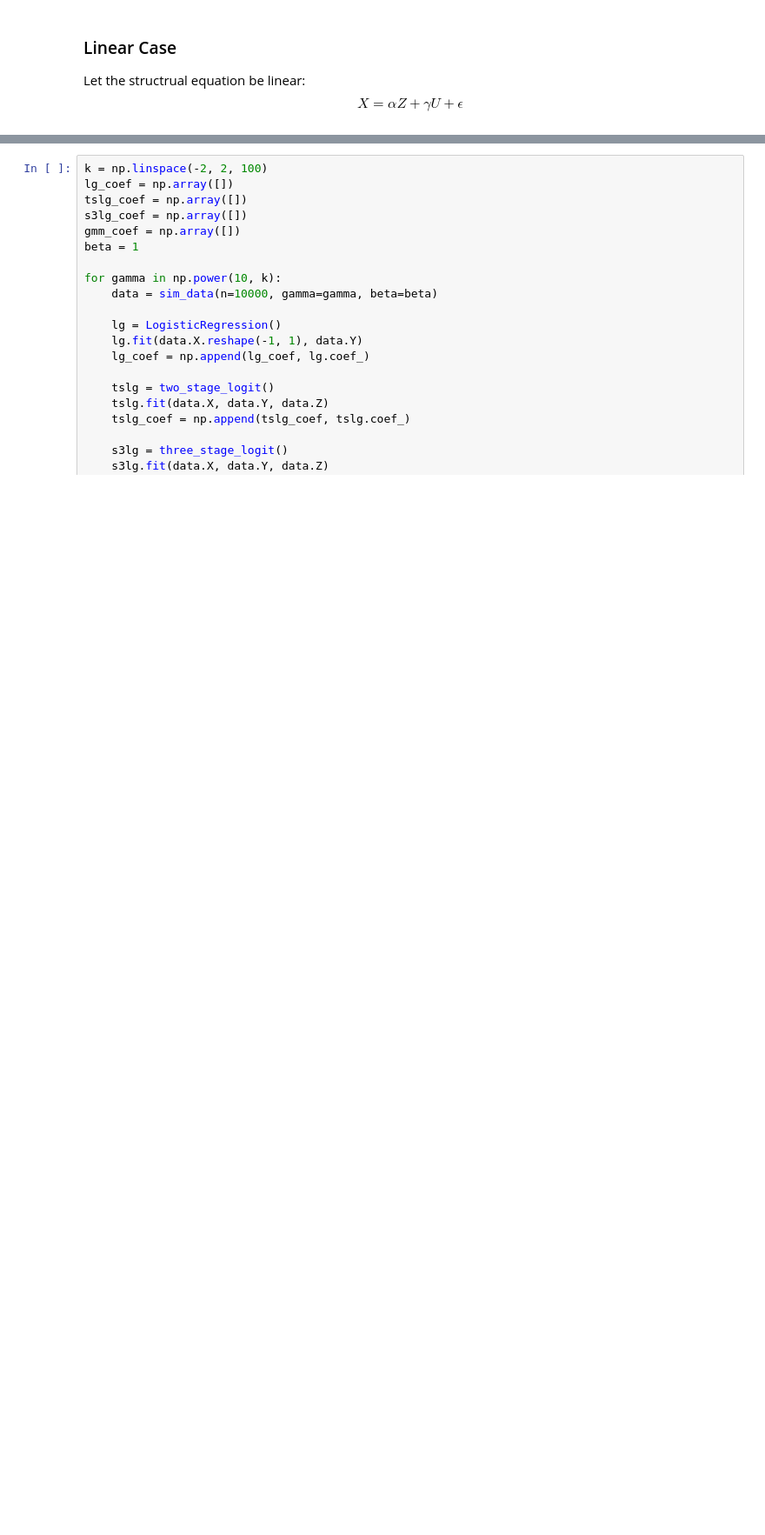
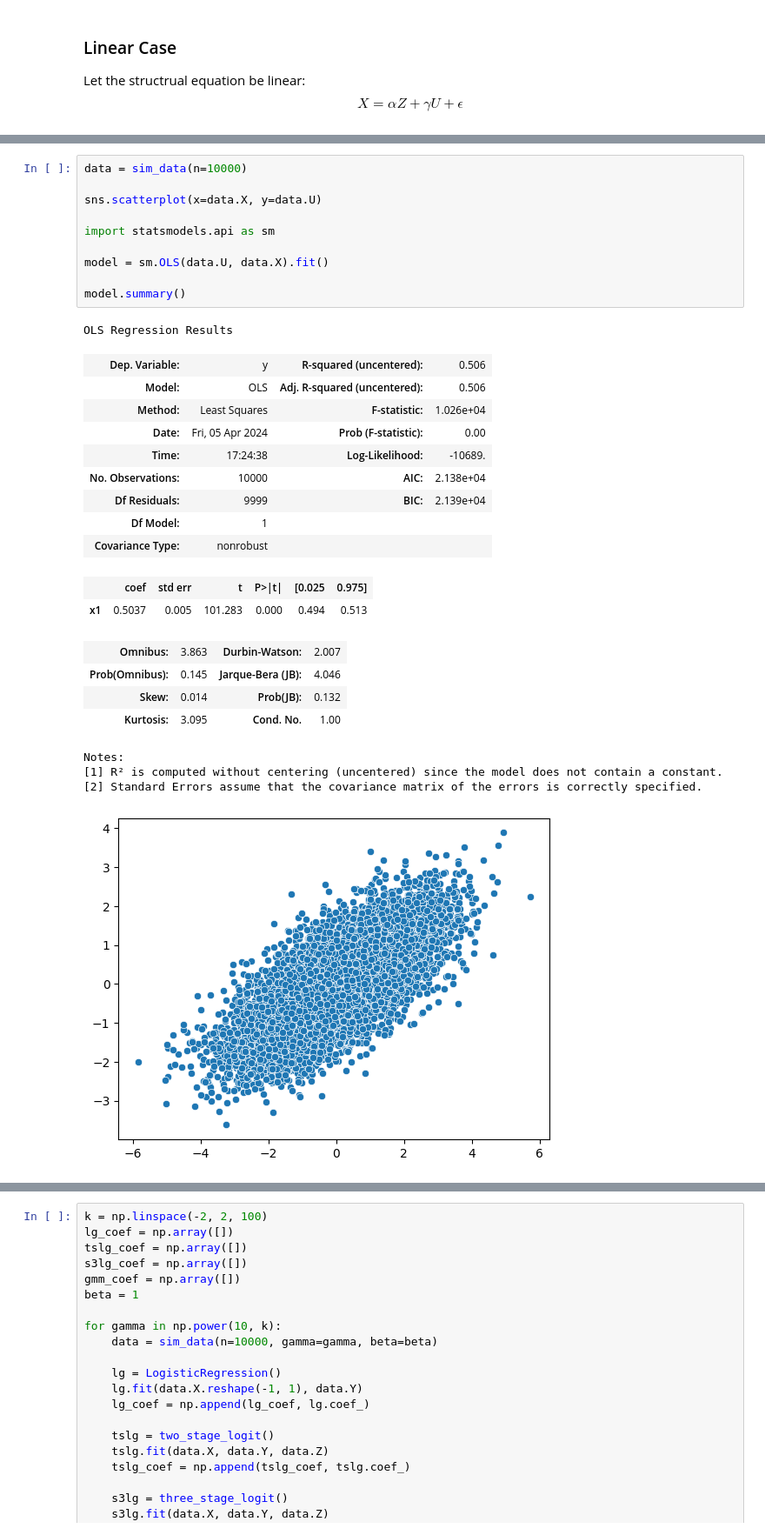
Before and after one commit to LangtianM/IV_Logistic, a Jupyter notebook: Experiments.ipynb, the cells around one changed output, grey strips where cells are left out. Shown at 87% size. Cells and saved outputs as stored; diff of their text form; blank space fills up the shorter version.

```diff
--- a/Experiments.ipynb
+++ b/Experiments.ipynb
@@ -61 +92,32 @@ plt.legend()
+# %%
+data = sim_data(n=10000)
+
+sns.scatterplot(x=data.X, y=data.U)
+
+import statsmodels.api as sm
+
+model = sm.OLS(data.U, data.X).fit()
+
+model.summary()
+# %% [output]
+OLS Regression Results
+| Dep. Variable: | y | R-squared (uncentered): | 0.506 |
+| Model: | OLS | Adj. R-squared (uncentered): | 0.506 |
+| Method: | Least Squares | F-statistic: | 1.026e+04 |
+| Date: | Fri, 05 Apr 2024 | Prob (F-statistic): | 0.00 |
+| Time: | 17:24:38 | Log-Likelihood: | -10689. |
+| No. Observations: | 10000 | AIC: | 2.138e+04 |
+| Df Residuals: | 9999 | BIC: | 2.139e+04 |
+| Df Model: | 1 |  |  |
+| Covariance Type: | nonrobust |  |  |
+|  | coef | std err | t | P>|t| | [0.025 | 0.975] |
+| x1 | 0.5037 | 0.005 | 101.283 | 0.000 | 0.494 | 0.513 |
+| Omnibus: | 3.863 | Durbin-Watson: | 2.007 |
+| Prob(Omnibus): | 0.145 | Jarque-Bera (JB): | 4.046 |
+| Skew: | 0.014 | Prob(JB): | 0.132 |
+| Kurtosis: | 3.095 | Cond. No. | 1.00 |
+Notes:
+[1] R² is computed without centering (uncentered) since the model does not contain a constant.
+[2] Standard Errors assume that the covariance matrix of the errors is correctly specified.
+[figure, added]
 # %%
```
Also changed, not shown: parts of 5 cells of this notebook, 1 other file.
